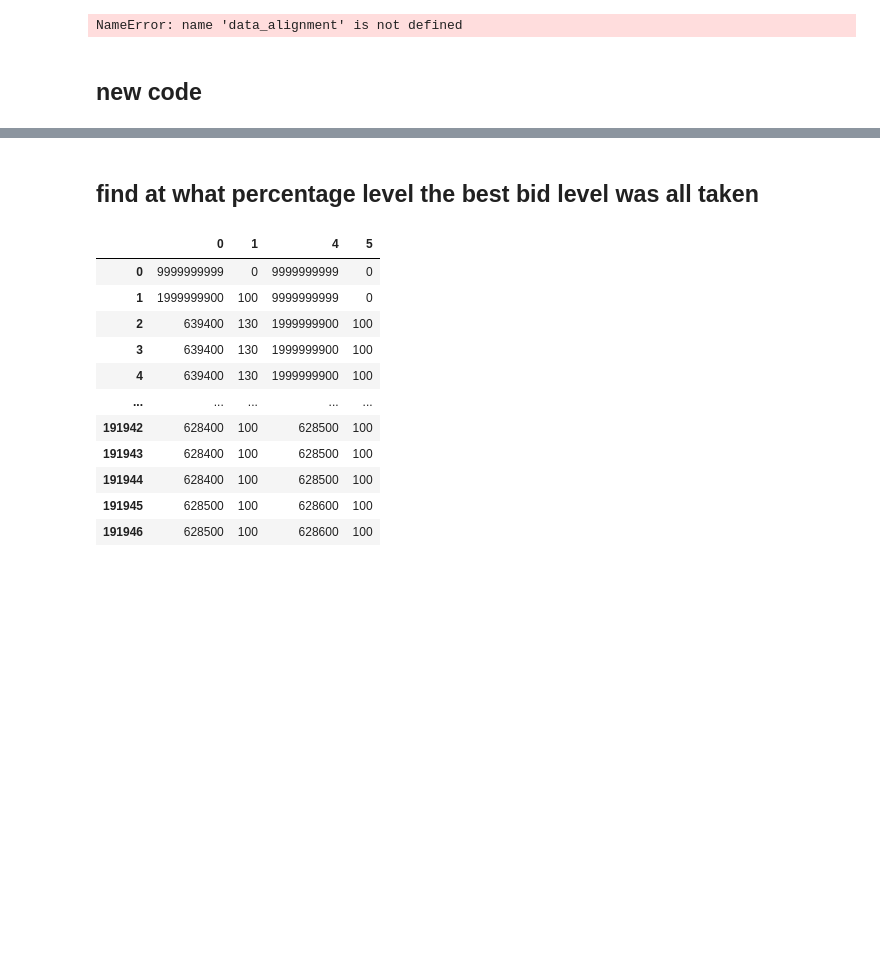
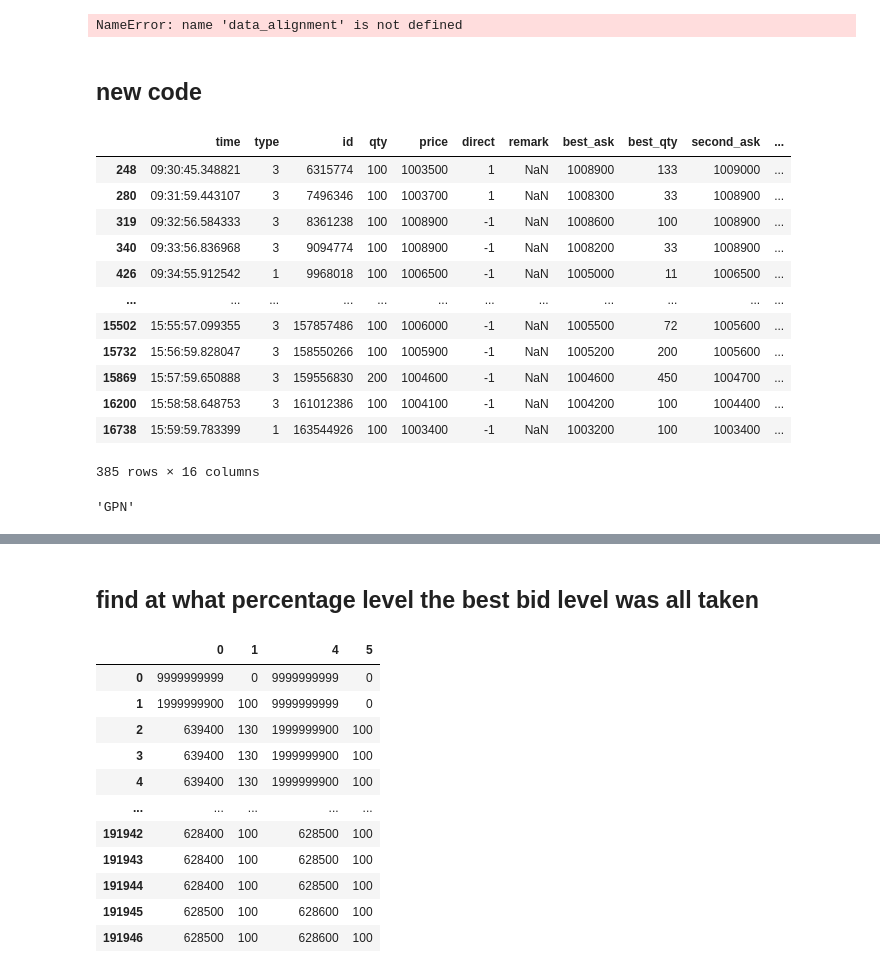
Before and after one commit to KangOxford/IntradayVoume, a Jupyter notebook: codes/loong copy 3.ipynb, the cells around one changed output, grey strips where cells are left out. Cells and saved outputs as stored; diff of their text form; code cells hidden in the pictures; blank space fills up the shorter version.

```diff
--- a/codes/loong copy 3.ipynb
+++ b/codes/loong copy 3.ipynb
@@ -828,3 +828,19 @@ for i in tqdm(range(len(obs))):
     except:
         pass
 dff = pd.DataFrame(results, columns=['date', 'vwap_advantage', 'oracle_advantage'])
+# %%
+dfa
+# %% [output]
+|  | time | type | id | qty | price | direct | remark | best_ask | best_qty | second_ask | ... |
+| 248 | 09:30:45.348821 | 3 | 6315774 | 100 | 1003500 | 1 | NaN | 1008900 | 133 | 1009000 | ... |
+| 280 | 09:31:59.443107 | 3 | 7496346 | 100 | 1003700 | 1 | NaN | 1008300 | 33 | 1008900 | ... |
+| 319 | 09:32:56.584333 | 3 | 8361238 | 100 | 1008900 | -1 | NaN | 1008600 | 100 | 1008900 | ... |
+| 340 | 09:33:56.836968 | 3 | 9094774 | 100 | 1008900 | -1 | NaN | 1008200 | 33 | 1008900 | ... |
+| 426 | 09:34:55.912542 | 1 | 9968018 | 100 | 1006500 | -1 | NaN | 1005000 | 11 | 1006500 | ... |
+| ... | ... | ... | ... | ... | ... | ... | ... | ... | ... | ... | ... |
+| 15502 | 15:55:57.099355 | 3 | 157857486 | 100 | 1006000 | -1 | NaN | 1005500 | 72 | 1005600 | ... |
+| 15732 | 15:56:59.828047 | 3 | 158550266 | 100 | 1005900 | -1 | NaN | 1005200 | 200 | 1005600 | ... |
+| 15869 | 15:57:59.650888 | 3 | 159556830 | 200 | 1004600 | -1 | NaN | 1004600 | 450 | 1004700 | ... |
+| 16200 | 15:58:58.648753 | 3 | 161012386 | 100 | 1004100 | -1 | NaN | 1004200 | 100 | 1004400 | ... |
+| 16738 | 15:59:59.783399 | 1 | 163544926 | 100 | 1003400 | -1 | NaN | 1003200 | 100 | 1003400 | ... |
+385 rows × 16 columns
@@ -830,0 +849,4 @@ dff = pd.DataFrame(results, columns=['date', 'vwap_advantage', 'oracle_advantage
+# %%
+symbol
+# %% [output]
+'GPN'
```
Also changed, not shown: parts of 4 cells of this notebook, 3 other files.
